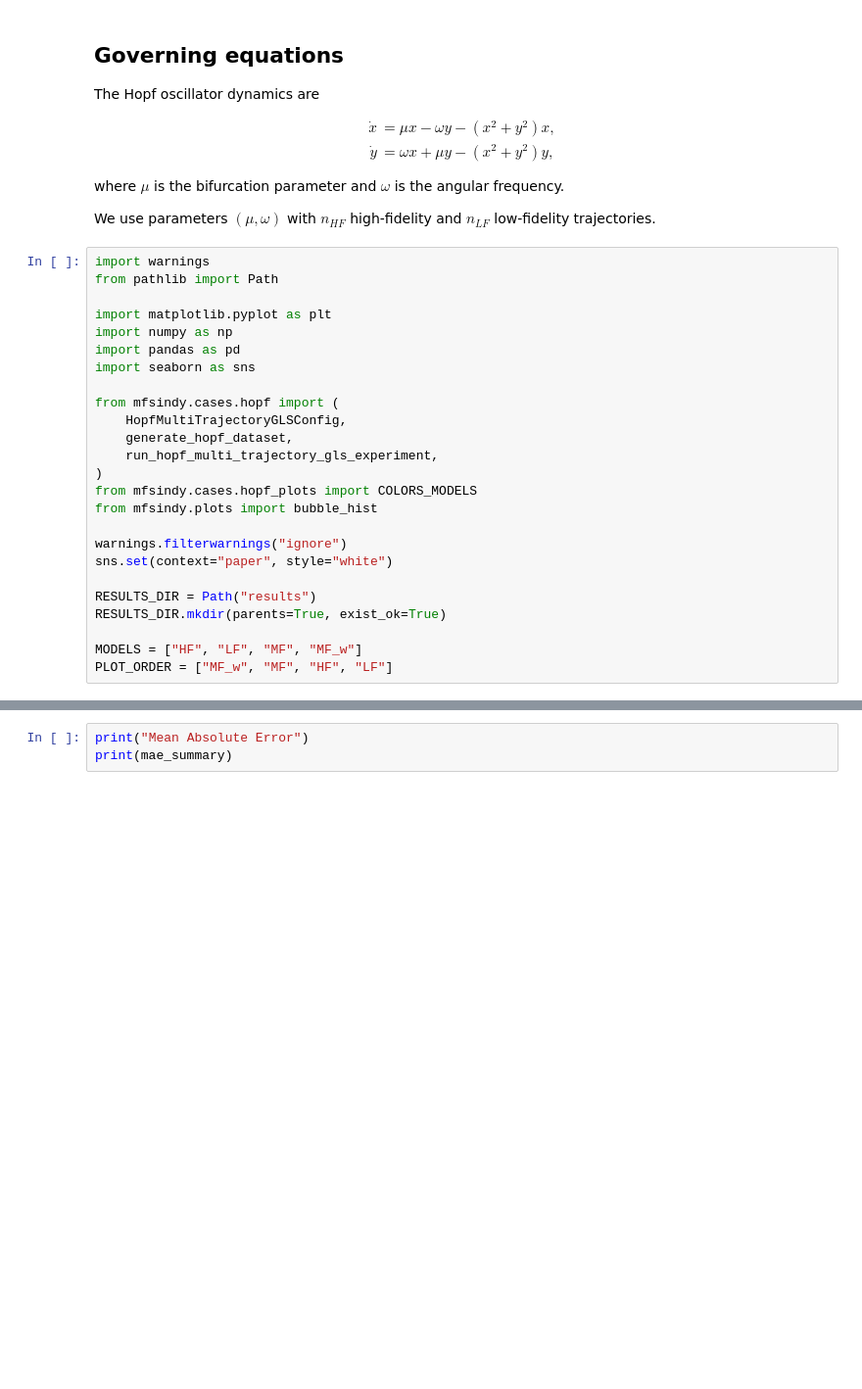
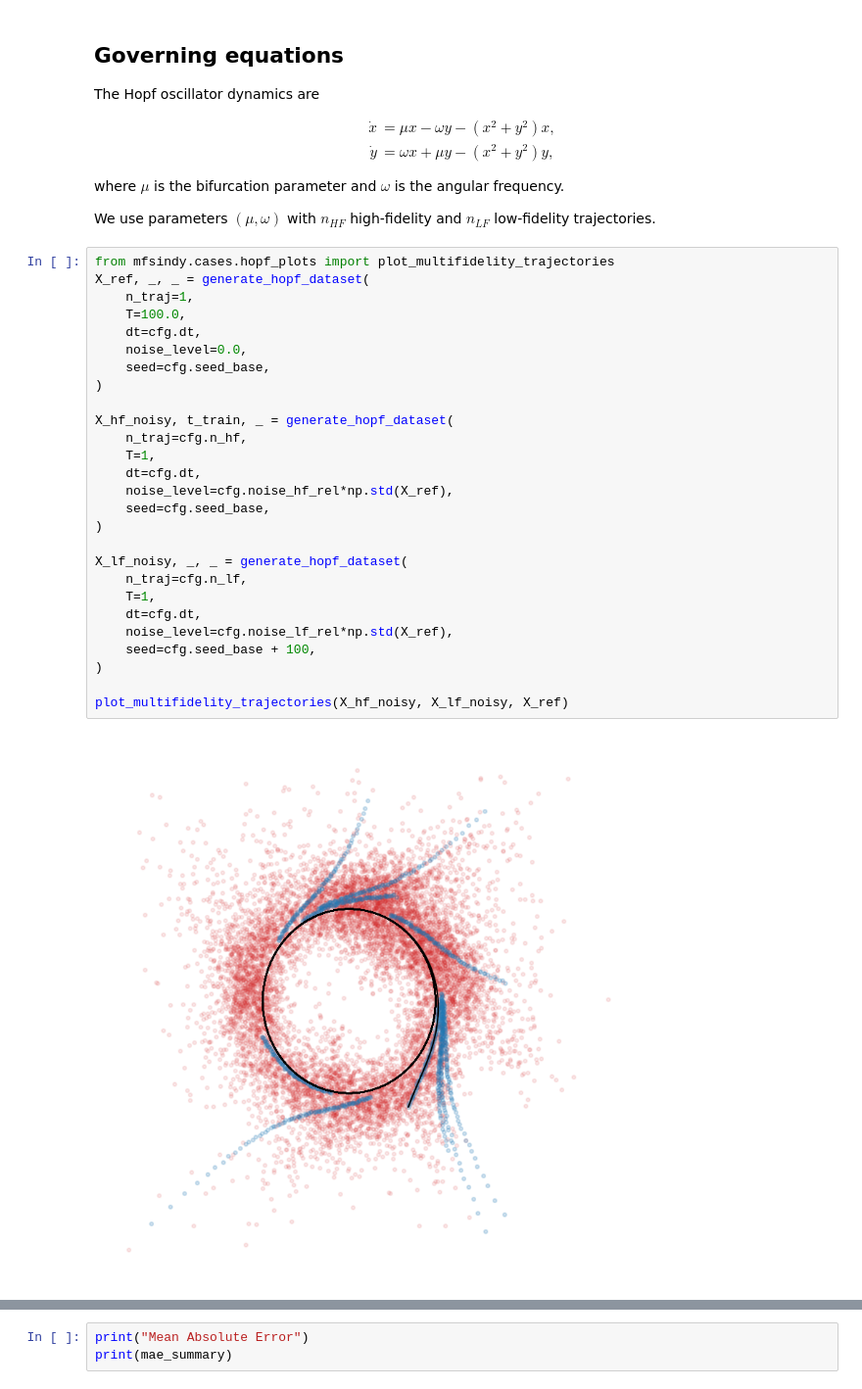
Before and after one commit to filippozacchei/WLS-Sindy, a Jupyter notebook: examples/hopf/part1.ipynb, the cells around one changed output, grey strips where cells are left out. Shown at 98% size. Cells and saved outputs as stored; diff of their text form; blank space fills up the shorter version.

```diff
--- a/examples/hopf/part1.ipynb
+++ b/examples/hopf/part1.ipynb
@@ -17,29 +49,33 @@ $$
 where $\mu$ is the bifurcation parameter and $\omega$ is the angular frequency.
 
 We use parameters $(\mu,\omega)$ with $n_{HF}$ high-fidelity and $n_{LF}$ low-fidelity trajectories.
-# %%
-import warnings
-from pathlib import Path
-
-import matplotlib.pyplot as plt
-import numpy as np
-import pandas as pd
-import seaborn as sns
-
-from mfsindy.cases.hopf import (
-    HopfMultiTrajectoryGLSConfig,
-    generate_hopf_dataset,
-    run_hopf_multi_trajectory_gls_experiment,
-)
-from mfsindy.cases.hopf_plots import COLORS_MODELS
-from mfsindy.plots import bubble_hist
-
-warnings.filterwarnings("ignore")
-sns.set(context="paper", style="white")
-
-RESULTS_DIR = Path("results")
-RESULTS_DIR.mkdir(parents=True, exist_ok=True)
-
-MODELS = ["HF", "LF", "MF", "MF_w"]
-PLOT_ORDER = ["MF_w", "MF", "HF", "LF"]
+# %%
+from mfsindy.cases.hopf_plots import plot_multifidelity_trajectories
+X_ref, _, _ = generate_hopf_dataset(
+    n_traj=1,
+    T=100.0,
+    dt=cfg.dt,
+    noise_level=0.0,
+    seed=cfg.seed_base,
+)
+
+X_hf_noisy, t_train, _ = generate_hopf_dataset(
+    n_traj=cfg.n_hf,
+    T=1,
+    dt=cfg.dt,
+    noise_level=cfg.noise_hf_rel*np.std(X_ref),
+    seed=cfg.seed_base,
+)
+
+X_lf_noisy, _, _ = generate_hopf_dataset(
+    n_traj=cfg.n_lf,
+    T=1,
+    dt=cfg.dt,
+    noise_level=cfg.noise_lf_rel*np.std(X_ref),
+    seed=cfg.seed_base + 100,
+)
+
+plot_multifidelity_trajectories(X_hf_noisy, X_lf_noisy, X_ref)
+# %% [output]
+[figure, added]
 # %%
```
Also changed, not shown: parts of 3 cells of this notebook, 5 other files.
